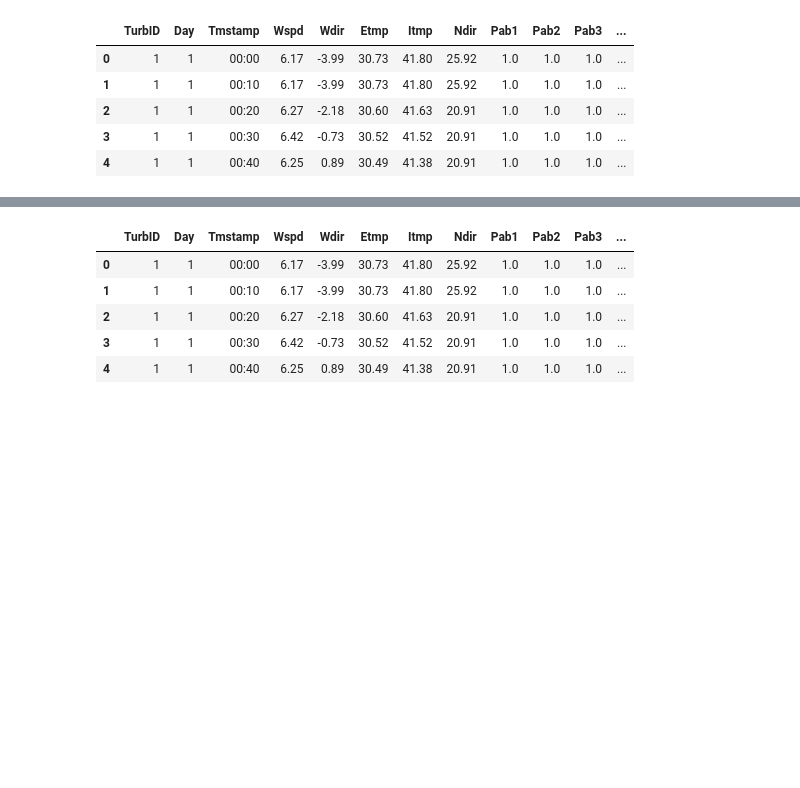
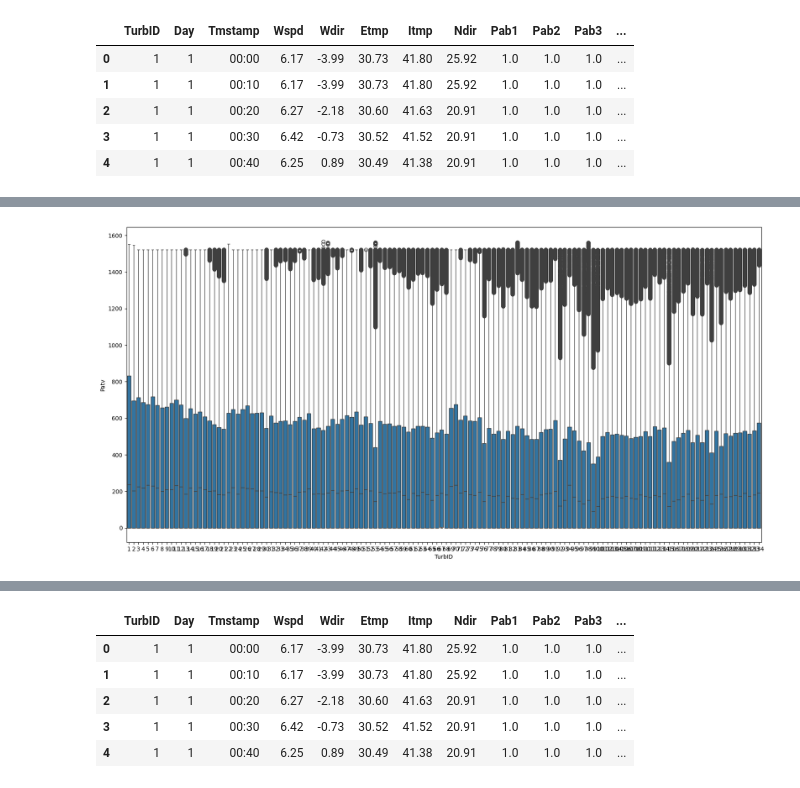
Before and after one commit to GKDGKD/KDD_CUP_2022, a Jupyter notebook: notebook/kdd_EDA.ipynb, the cells around one changed output, grey strips where cells are left out. Cells and saved outputs as stored; diff of their text form; code cells hidden in the pictures; blank space fills up the shorter version.

```diff
--- a/notebook/kdd_EDA.ipynb
+++ b/notebook/kdd_EDA.ipynb
@@ -52,0 +66,6 @@ data.head()
+# %%
+plt.figure(figsize=(20, 10))
+sns.boxplot(data=data, x='TurbID', y='Patv')
+plt.show()
+# %% [output]
+[figure, added]
```
Also changed, not shown: parts of 9 cells of this notebook, 10 other files.
